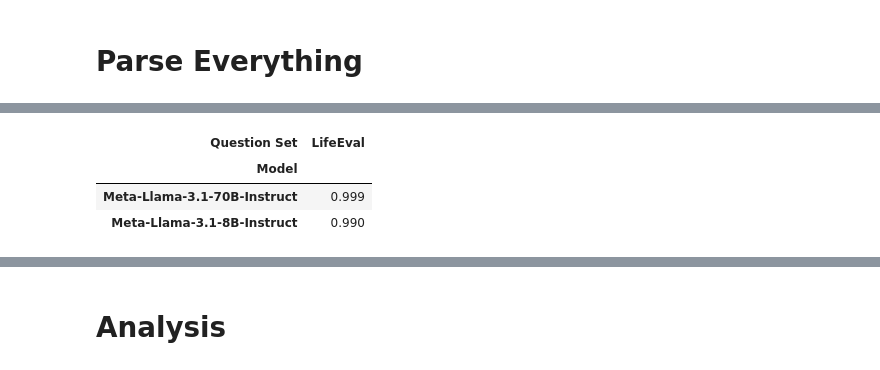
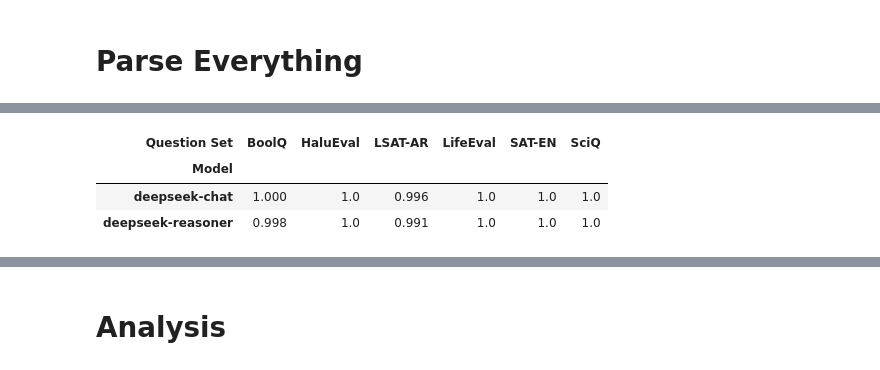
Before and after one commit to NoamMichael/Comparing-Confidence-in-LLMs, a Jupyter notebook: get_results_analysis.ipynb, the cells around one changed output, grey strips where cells are left out. Drawn from its saved outputs; the diff is of its cells as text; code cells hidden in the pictures.

```diff
--- a/get_results_analysis.ipynb
+++ b/get_results_analysis.ipynb
@@ -384,6 +427,10 @@ def get_content(output, model_type:str) -> list:
             if model_type == "Llama":
                 qid_list.append(entry["qid"])
                 content.append(entry["ouput"]["content"].replace('<|eot_id|>', ''))  #I misspelled 'output' just keep in mind when debugging
+            if model_type == 'Deepseek':
+                qid_list.append(entry["question_id"])
+                content.append(entry["raw_response"]["choices"][0]["message"]["content"])
+
 
                 # --- Get token #
 
@@ -431,6 +478,11 @@ def fix_reasoning_quotes(s):
 
     return re.sub(pattern, repl, text, flags=re.DOTALL)
 
+def qid_to_rads(qid: pd.Series)-> pd.Series:
+    radius_list = [1, 5, 10, 20]
+    mod_qid = qid.astype('int').apply(lambda x: x % 4)
+    rads = mod_qid.apply(lambda i: radius_list[i])
+    return rads
 
 def field_probs(fields: list, token_dict: dict):
     if token_dict == None:
@@ -472,19 +524,23 @@ model_names = {
     #     "gemini-2.5-pro": "Gemini-2.5-Pro",
     #     "gemini-2.5-flash": "Gemini-2.5-Flash"
     # },
-    "Llama":{
-        "Meta-Llama-3.1-8B-Instruct": "Llama-3.1-8B",
-        "Meta-Llama-3.1-70B-Instruct": "Llama-3.1-70B",
+    # "Llama":{
+    #     "Meta-Llama-3.1-8B-Instruct": "Llama-3.1-8B",
+    #     "Meta-Llama-3.1-70B-Instruct": "Llama-3.1-70B",
+    # },
+    "Deepseek":{
+        "deepseek-reasoner": "DeepSeek-R1",
+        "deepseek-chat": "DeepSeek-V3"
     }
 }
 
 qsets = {
-    #"boolq_valid": "BoolQ",
-    #"halu_eval_qa": "HaluEval",
+    "boolq_valid": "BoolQ",
+    "halu_eval_qa": "HaluEval",
     "life_eval": "LifeEval",
-    #"lsat_ar_test": "LSAT-AR",
-    #"sat_en": "SAT-EN",
-    #"sciq_test": "SciQ"
+    "lsat_ar_test": "LSAT-AR",
+    "sat_en": "SAT-EN",
+    "sciq_test": "SciQ"
 }
 
 parse_results = []
@@ -505,9 +561,21 @@ for model_type, models in model_names.items():
 
             time1 = time.time()
 
-            if "gemini" in model:
-                full_filename = filename + '.json' # GPT and Claude
+            if "gemini" or "deepseek" in model:
+                full_filename = filename + '.json'
+
+
+                if "deepseek-reasoner" == model:
+                    full_filename = f"{qset}_deepseek-reasoner_reasoning_results.json"
+                    model_result_folder = "Raw Results\\DeepSeek\\deepseek_r1"
+
+                else:
+                    full_filename = f"{qset}_deepseek-chat_results.json"
+                    model_result_folder = "Raw Results\\DeepSeek\\deepseek_v3"
+
                 full_file_path = os.path.join(model_result_folder, full_filename)
+
+
                 output, skipped_lines = read_json(full_file_path)
             else:
                 full_filename = filename + '.jsonl' # GPT and Claude
@@ -539,26 +607,46 @@ for model_type, models in model_names.items():
                 token_dict, pos = llama_get_token_dict(answers= answers, outputs= output, contents= content)
                 if qset_display == 'BoolQ':
                     fields = ['True', 'False']
-                    #field_tokens = [field_probs(fields, token_dict_entry) for token_dict_entry in token_dict]
+                    field_tokens = [field_probs(fields, token_dict_entry) for token_dict_entry in token_dict]
+                    field_df = pd.DataFrame(field_tokens).drop(['Reasoning_prob', 'Answer_prob', 'Confidence_prob'], axis =1,  errors="ignore")
+                    df = df.merge(field_df, left_index=True, right_index=True)
                 elif qset_display == 'LifeEval':
-                    fields = list(range(151))
+                    rads = qid_to_rads(pd.Series(qid))
+                    answers = [
+                        int(max(token_dict_entry, key=token_dict_entry.get, default= None)) if isinstance(token_dict_entry, dict) and token_dict_entry else None
+                        for token_dict_entry in token_dict
+                        ]
 
-                field_tokens = [field_probs(fields, token_dict_entry) for token_dict_entry in token_dict]
+                    info_df = pd.DataFrame({
+                            'Answers': answers,
+                            'Radius': rads,
+                        })
+
+                    info_df['ans-'] = info_df['Answers'] - info_df['Radius']
+                    info_df['ans+'] = info_df['Answers'] + info_df['Radius']
 
 
-                field_df = pd.DataFrame(field_tokens).drop(['Reasoning_prob', 'Answer_prob', 'Confidence_prob'], axis =1,  errors="ignore")
+
+
+                #field_tokens = [field_probs(fields, token_dict_entry) for token_dict_entry in token_dict]
+
+
+                #field_df = pd.DataFrame(field_tokens).drop(['Reasoning_prob', 'Answer_prob', 'Confidence_prob'], axis =1,  errors="ignore")
 
 
 
                 #df['Token Position'] = token_pos
 
-                df = df.merge(field_df, left_index=True, right_index=True)
+                #df = df.merge(field_df, left_index=True, right_index=True)
 
                 #df.rename(columns={df.columns[0]: "Question ID"}, inplace=True)
                 print(df.columns)
                 # ----------------------------------------------------------
                 ## Run Calculation on token probability here:
+
                 # 1. Get Radius
+
+
                 # 2. Get Answer
                 # 3. Sum values in [Answer - Radius, Answer + Radius]
                 #radii = df['Radius']
@@ -632,4 +724,4 @@ Index(['Reasoning', 'Answer', 'Confidence', 'coerce', 'content', 'Question ID',
-| Question Set | LifeEval |
-| Model |  |
-| Meta-Llama-3.1-70B-Instruct | 0.999 |
-| Meta-Llama-3.1-8B-Instruct | 0.990 |
+| Question Set | BoolQ | HaluEval | LSAT-AR | LifeEval | SAT-EN | SciQ |
+| Model |  |  |  |  |  |  |
+| deepseek-chat | 1.000 | 1.0 | 0.996 | 1.0 | 1.0 | 1.0 |
+| deepseek-reasoner | 0.998 | 1.0 | 0.991 | 1.0 | 1.0 | 1.0 |
```
Also changed, not shown: parts of 18 cells of this notebook, 46 other files.
